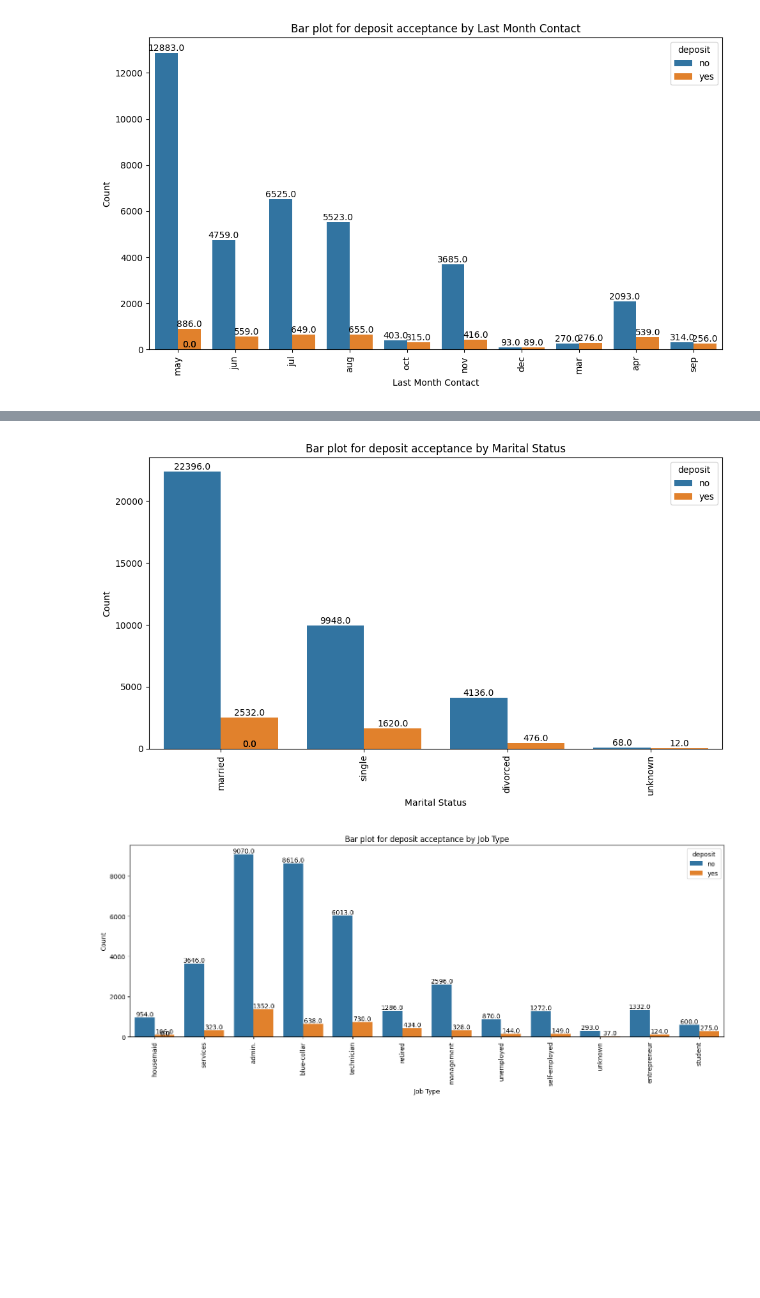
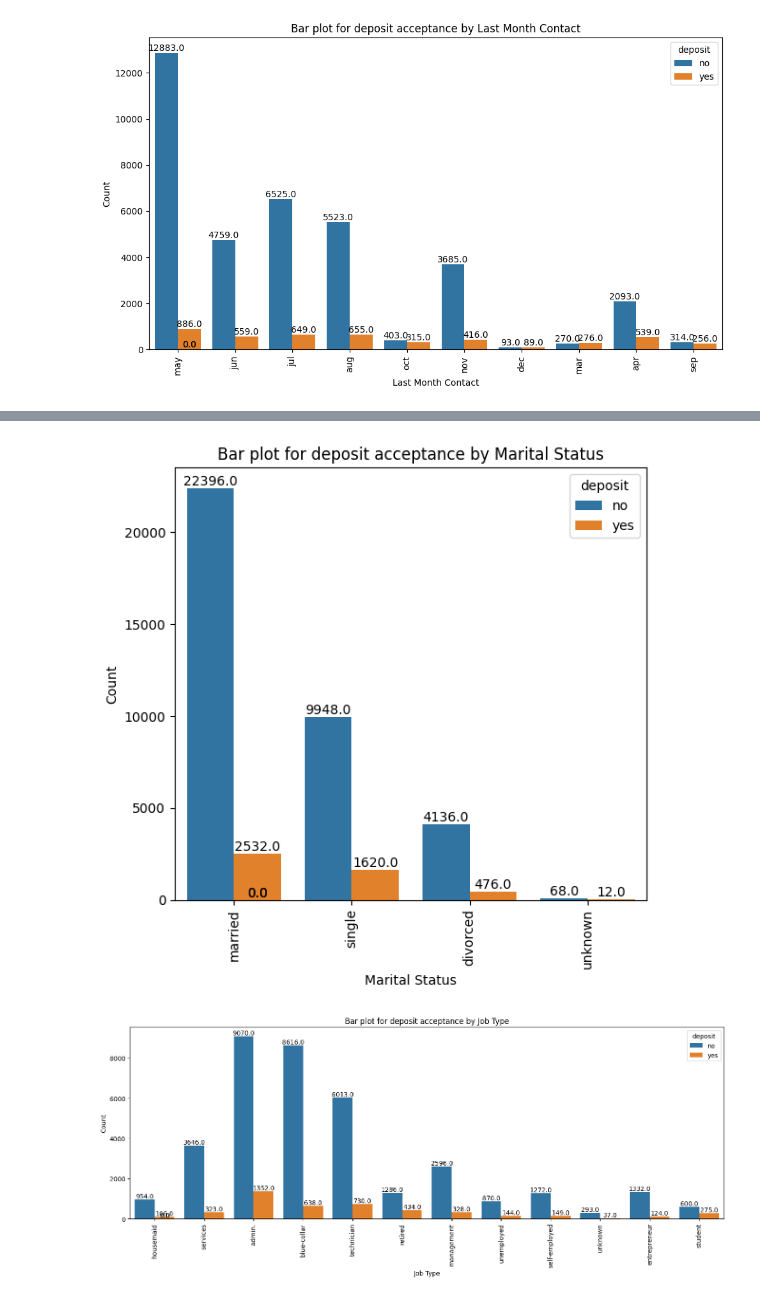
Before and after one commit to atewari-bot/bank-marketing-campaign, a Jupyter notebook: bank_marketing_campaign.ipynb, the cells around one changed output, grey strips where cells are left out. Saved outputs shown, nothing was run; the diff lists cells and outputs as text; code cells hidden in the pictures; blank space fills up the shorter version.

```diff
--- a/bank_marketing_campaign.ipynb
+++ b/bank_marketing_campaign.ipynb
@@ -288,7 +312,7 @@ plot_distribution_by_category('day_of_week', df, 'Last Contact Week')
 # %%
-plot_distribution_by_category('marital', df, 'Marital Status')
+plot_distribution_by_category('marital', df, 'Marital Status', w=6, h=6)
 # %% [output]
-[figure, old version]
+[figure, new version]
 # %%
 plot_distribution_by_category('job', df, 'Job Type', w=14)
 # %% [output]
```
Also changed, not shown: parts of 21 cells of this notebook, 6 other files.
